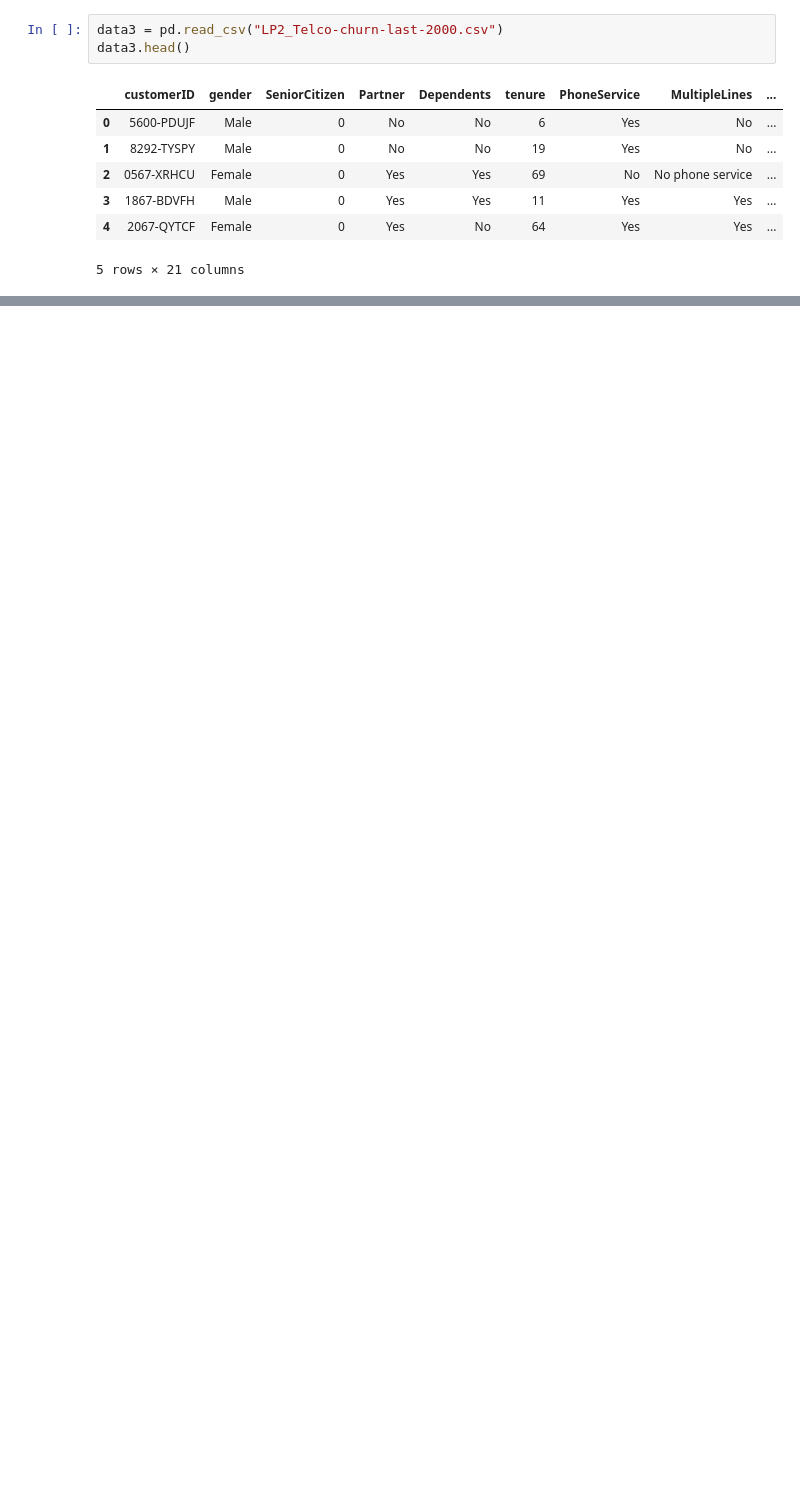
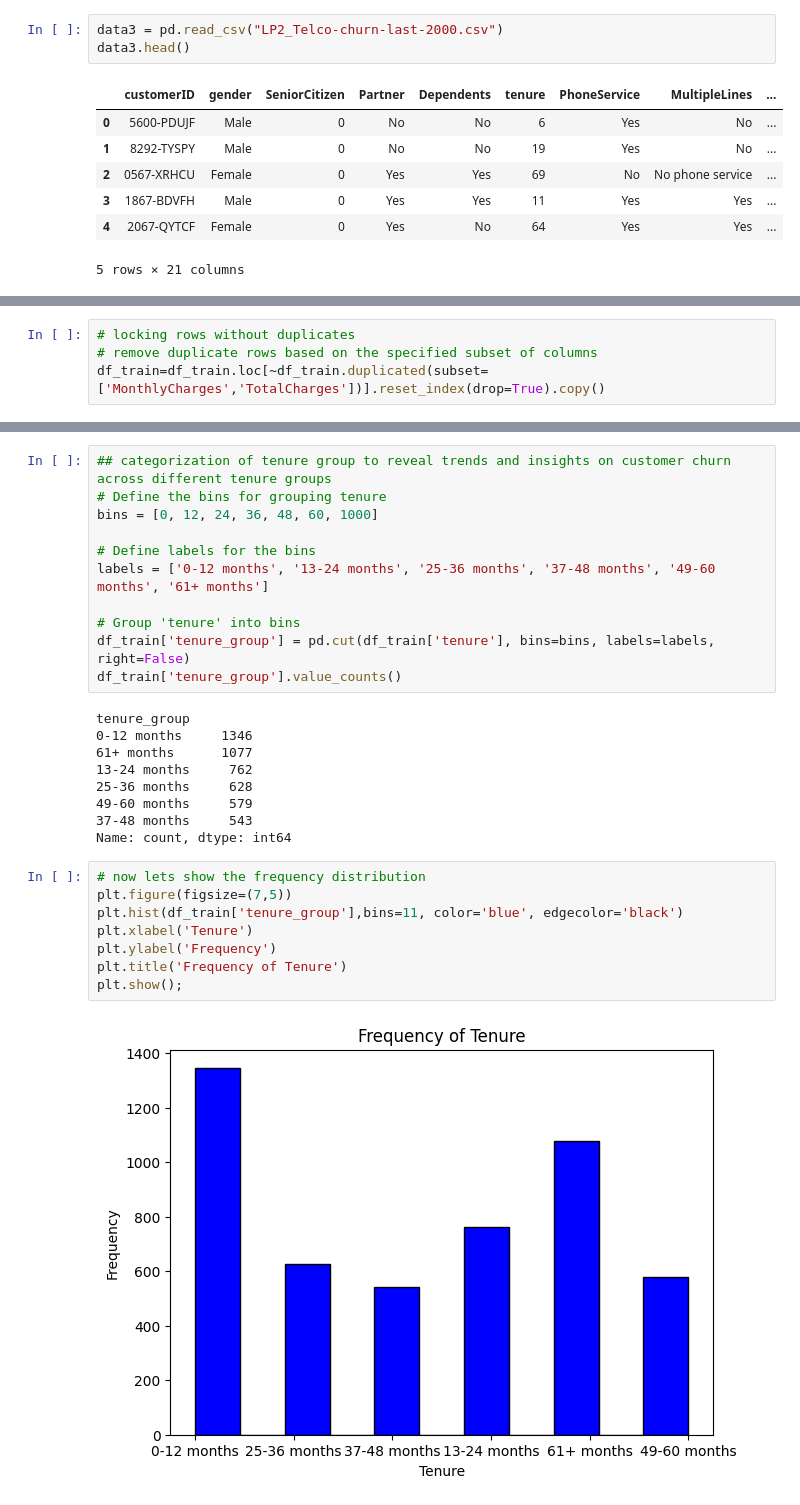
Before and after one commit to mancatha/LP2, a Jupyter notebook: LP2.ipynb, the cells around one changed output, grey strips where cells are left out. Saved outputs shown, nothing was run; the diff lists cells and outputs as text; blank space fills up the shorter version.

```diff
--- a/LP2.ipynb
+++ b/LP2.ipynb
@@ -263,0 +763,4 @@ memory usage: 389.8+ KB
+# %%
+# locking rows without duplicates
+# remove duplicate rows based on the specified subset of columns
+df_train=df_train.loc[~df_train.duplicated(subset=['MonthlyCharges','TotalCharges'])].reset_index(drop=True).copy()
@@ -360,0 +1063,30 @@ There are different datatypes
+# %%
+## categorization of tenure group to reveal trends and insights on customer churn across different tenure groups
+# Define the bins for grouping tenure
+bins = [0, 12, 24, 36, 48, 60, 1000]
+
+# Define labels for the bins
+labels = ['0-12 months', '13-24 months', '25-36 months', '37-48 months', '49-60 months', '61+ months']
+
+# Group 'tenure' into bins
+df_train['tenure_group'] = pd.cut(df_train['tenure'], bins=bins, labels=labels, right=False)
+df_train['tenure_group'].value_counts()
+# %% [output]
+tenure_group
+0-12 months     1346
+61+ months      1077
+13-24 months     762
+25-36 months     628
+49-60 months     579
+37-48 months     543
+Name: count, dtype: int64
+# %%
+# now lets show the frequency distribution
+plt.figure(figsize=(7,5))
+plt.hist(df_train['tenure_group'],bins=11, color='blue', edgecolor='black')
+plt.xlabel('Tenure')
+plt.ylabel('Frequency')
+plt.title('Frequency of Tenure')
+plt.show();
+# %% [output]
+[figure, added]
```
Also changed, not shown: parts of 213 cells of this notebook, 24 other files.
